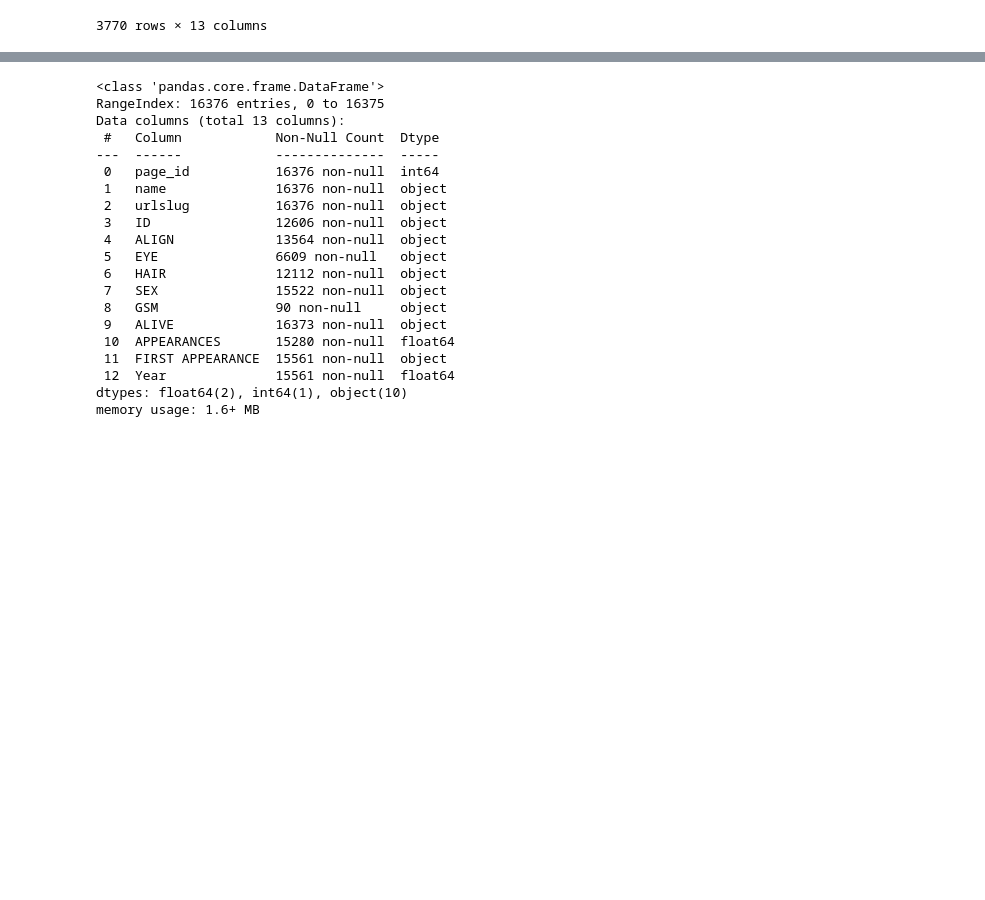
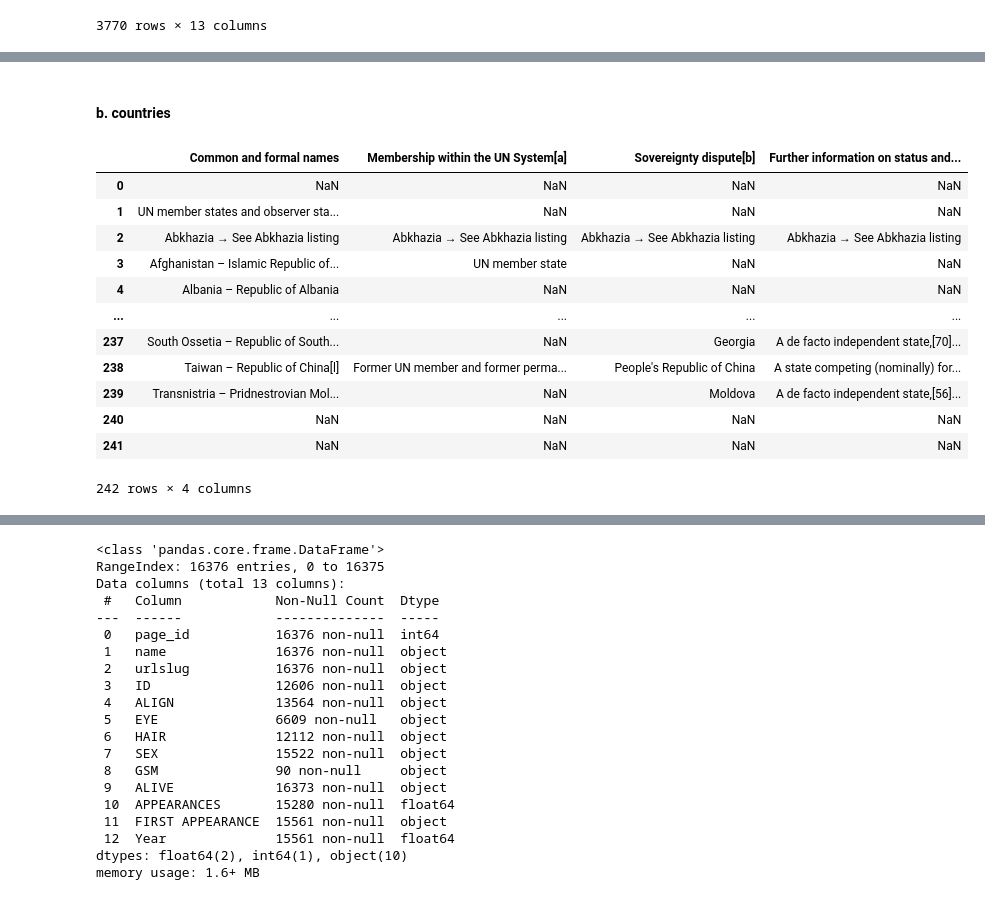
Before and after one commit to katiemarriner/lede-2021-data-module, a Jupyter notebook: answers/02-classwork-pandas-bs-documentation.ipynb, the cells around one changed output, grey strips where cells are left out. Saved outputs shown, nothing was run; the diff lists cells and outputs as text; code cells hidden in the pictures; blank space fills up the shorter version.

```diff
--- a/answers/02-classwork-pandas-bs-documentation.ipynb
+++ b/answers/02-classwork-pandas-bs-documentation.ipynb
@@ -167,0 +152,19 @@ df_avengers[df_avengers['ALIGN'].isna()]
+# %% [markdown]
+#### b. countries
+# %%
+# there is a list of two DataFrames
+df_countries[0]
+# %% [output]
+|  | Common and formal names | Membership within the UN System[a] | Sovereignty dispute[b] | Further information on status and... |
+| 0 | NaN | NaN | NaN | NaN |
+| 1 | UN member states and observer sta... | NaN | NaN | NaN |
+| 2 | Abkhazia → See Abkhazia listing | Abkhazia → See Abkhazia listing | Abkhazia → See Abkhazia listing | Abkhazia → See Abkhazia listing |
+| 3 | Afghanistan – Islamic Republic of... | UN member state | NaN | NaN |
+| 4 | Albania – Republic of Albania | NaN | NaN | NaN |
+| ... | ... | ... | ... | ... |
+| 237 | South Ossetia – Republic of South... | NaN | Georgia | A de facto independent state,[70]... |
+| 238 | Taiwan – Republic of China[l] | Former UN member and former perma... | People's Republic of China | A state competing (nominally) for... |
+| 239 | Transnistria – Pridnestrovian Mol... | NaN | Moldova | A de facto independent state,[56]... |
+| 240 | NaN | NaN | NaN | NaN |
+| 241 | NaN | NaN | NaN | NaN |
+242 rows × 4 columns
```
Also changed, not shown: parts of 27 cells of this notebook.
